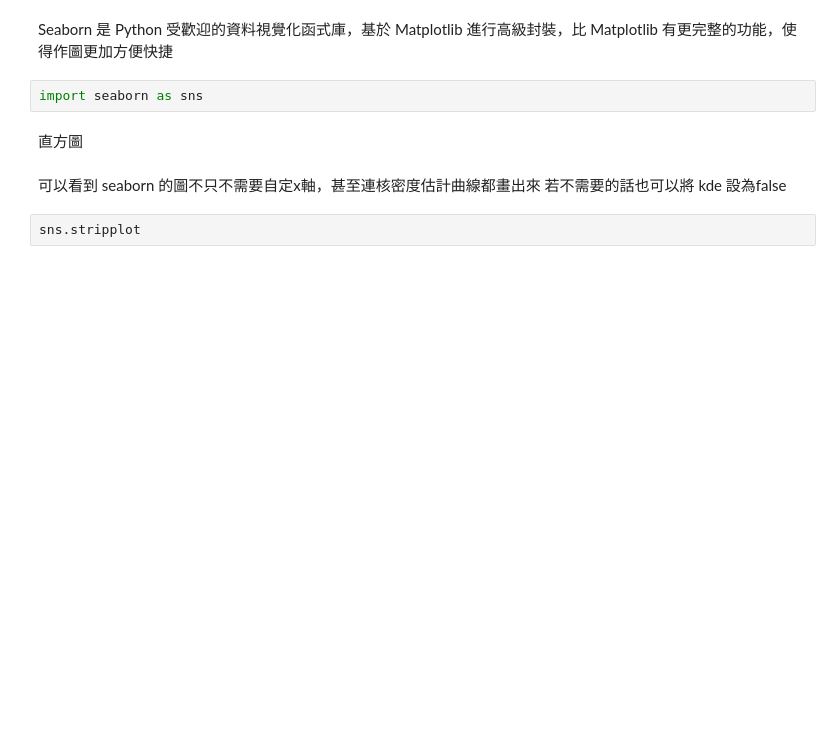
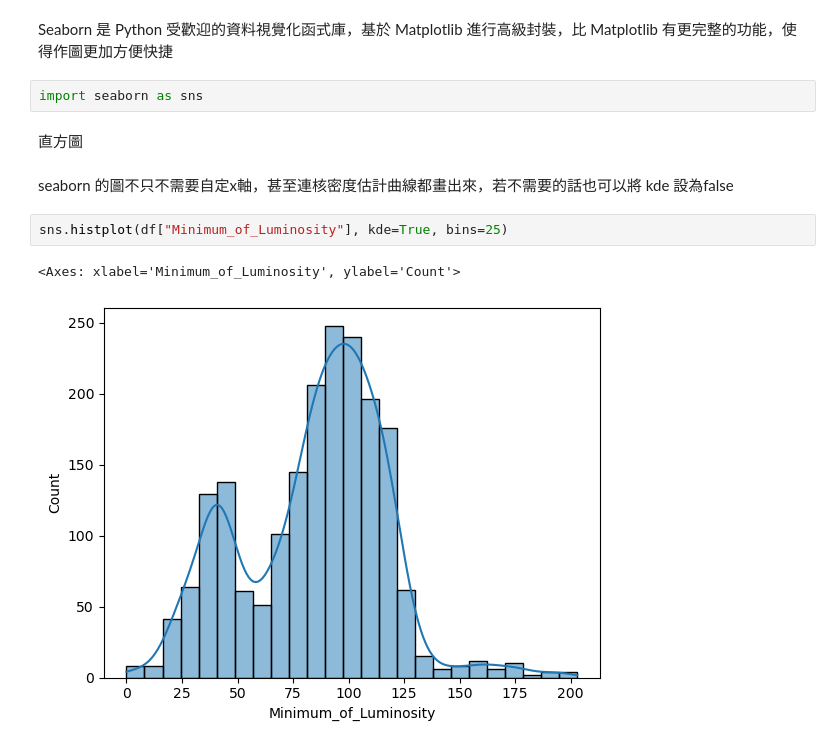
Before and after one commit to sarahyan0201/python_learning, a Jupyter notebook: Machine Learning/3.資料視覺化Data visualization.ipynb, the cells around one changed output. Cells and saved outputs as stored; diff of their text form; blank space fills up the shorter version.

Commit message:
Plot a histogram with Seaborn

```diff
--- a/Machine Learning/3.資料視覺化Data visualization.ipynb
+++ b/Machine Learning/3.資料視覺化Data visualization.ipynb
@@ -226,7 +226,9 @@ import seaborn as sns
 # %% [markdown]
 直方圖
 # %% [markdown]
-可以看到 seaborn 的圖不只不需要自定x軸，甚至連核密度估計曲線都畫出來
-若不需要的話也可以將 kde 設為false
+seaborn 的圖不只不需要自定x軸，甚至連核密度估計曲線都畫出來，若不需要的話也可以將 kde 設為false
 # %%
-sns.stripplot
+sns.histplot(df["Minimum_of_Luminosity"], kde=True, bins=25)
+# %% [output]
+<Axes: xlabel='Minimum_of_Luminosity', ylabel='Count'>
+[figure, added]
```
Also changed, not shown: parts of 6 cells of this notebook.
